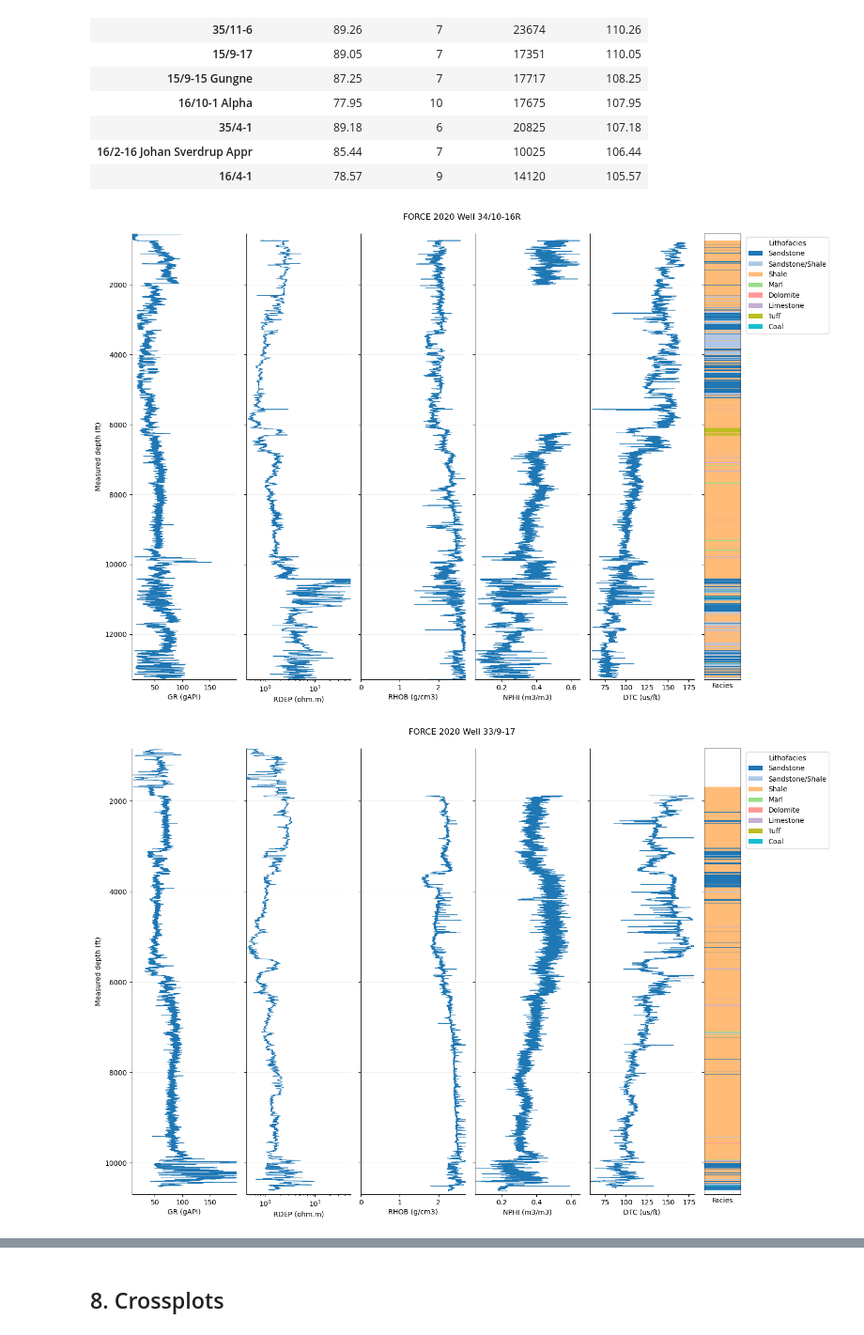
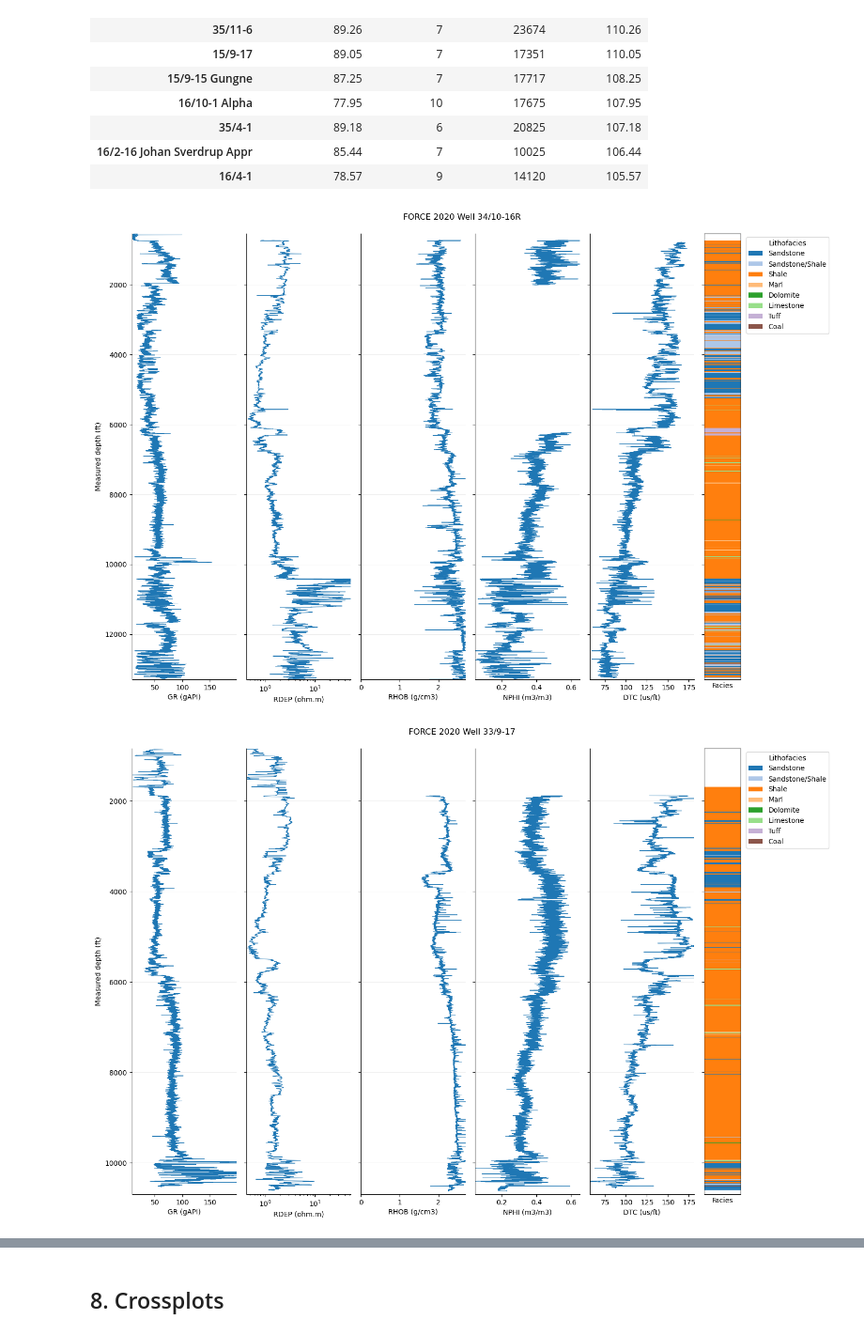
Before and after one commit to leraos/force_2020_well_log_analysis, a Jupyter notebook: notebooks/02_exploratory_data_analysis.ipynb, the cells around one changed output, grey strips where cells are left out. Shown at 94% size. Saved outputs shown, nothing was run; the diff lists cells and outputs as text; code cells hidden in the pictures.

Commit message:
make one single facies label color key for notebook 02, cotinued work on sql notebook and changes to readme.md

```diff
--- a/notebooks/02_exploratory_data_analysis.ipynb
+++ b/notebooks/02_exploratory_data_analysis.ipynb
@@ -237,6 +247,12 @@ samples["confidence_code"] = (
 
 facies_order = list(LITHOLOGY_NAMES.values())
 
+### define lithofacies color key for notebook
+### tab20 is a discrete colormap with 20 unique values, n number of values are selected, matching number of facies labels
+tab20 = plt.get_cmap("tab20")
+### list comprehension builds ordered list of color tuples matching n number of bars
+FACIES_COLORS = {facies: tab20(i) for i, facies in enumerate(facies_order)}
+
 samples["lithofacies"] = pd.Categorical(
     samples["lithology_code"].map(LITHOLOGY_NAMES),
     categories=facies_order,
@@ -962,14 +984,9 @@ Automatically selected panel wells:
 | 16/4-1 | 78.57 | 9 | 14120 | 105.57 |
 # %%
 ### define a categorical facies colormap for log panels
-facies_colors = plt.get_cmap("tab20")(
-    np.linspace(0, 1, len(facies_order))
-)
+facies_colors = [FACIES_COLORS[facies] for facies in facies_order]
 facies_cmap = mcolors.ListedColormap(facies_colors)
-facies_to_index = {
-    facies: index
-    for index, facies in enumerate(facies_order)
-}
+facies_to_index = {facies: index for index, facies in enumerate(facies_order)}
 
 
 def plot_well_panel(data, well):
@@ -1057,32 +1074,32 @@ def plot_well_panel(data, well):
     ]
 
     legend_handles = [
         Patch(
             facecolor=facies_colors[facies_to_index[facies]],
             label=facies,
         )
         for facies in present_facies
     ]
 
     if legend_handles:
         facies_ax.legend(
             handles=legend_handles,
             loc="upper left",
             bbox_to_anchor=(1.05, 1),
             title="Lithofacies",
         )
 
     fig.suptitle(
         f"FORCE 2020 Well {well}",
         y=0.995,
     )
 
     plt.tight_layout()
     plt.show()
 
 
 for well in PANEL_WELLS:
     plot_well_panel(samples, well)
 # %% [output]
-[figure, old version]
+[figure, new version]
-[figure, old version]
+[figure, new version]
```
Also changed, not shown: parts of 11 cells of this notebook, 10 other files.
